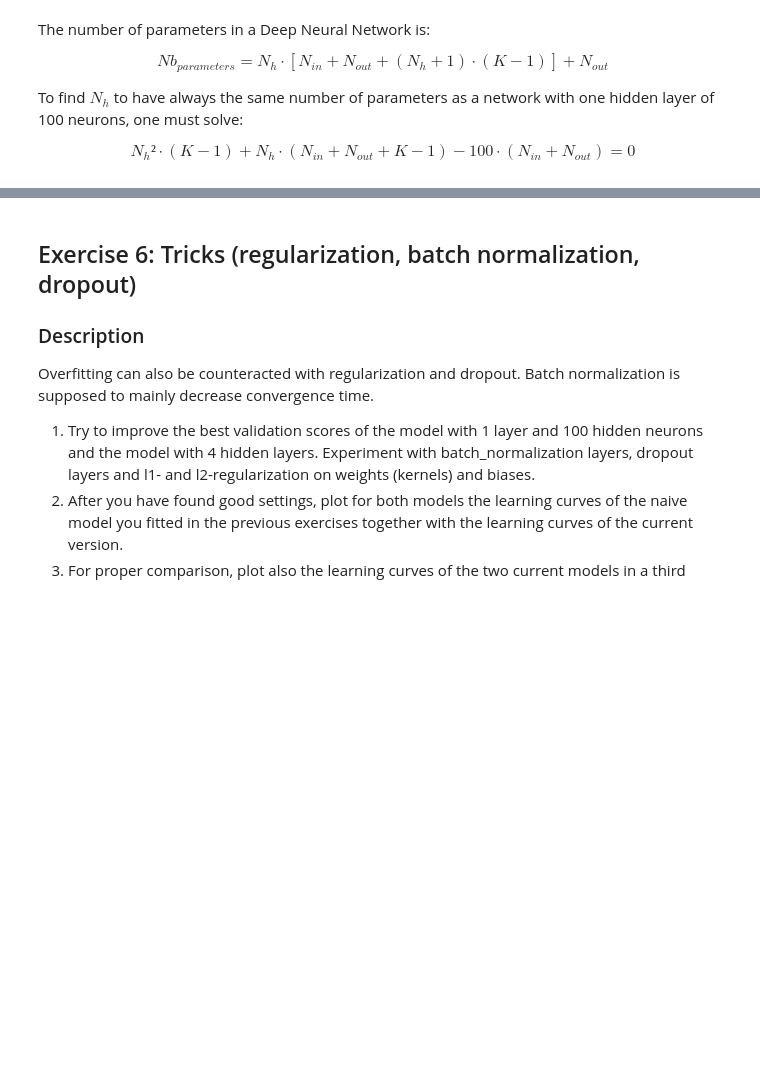
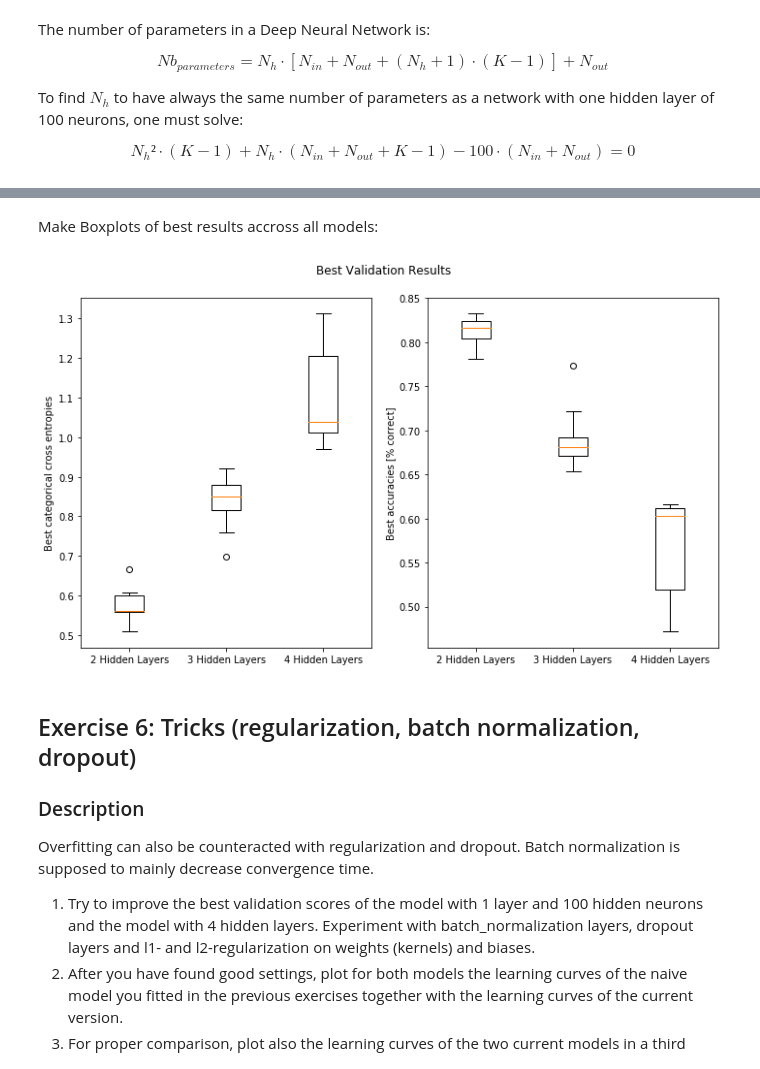
Before and after one commit to Kinchul/ann_projects, a Jupyter notebook: miniproject1/miniproject1.ipynb, the cells around one changed output, grey strips where cells are left out. Saved outputs shown, nothing was run; the diff lists cells and outputs as text; code cells hidden in the pictures; blank space fills up the shorter version.

```diff
--- a/miniproject1/miniproject1.ipynb
+++ b/miniproject1/miniproject1.ipynb
@@ -610,3 +637,31 @@ _________________________________________________________________
+# %% [markdown]
+Make Boxplots of best results accross all models:
+# %%
+best_loss = []
+best_acc = []
+
+#keep all best accuracies and loss in lists
+for k in K:
+    loss_tmp = []
+    acc_tmp = []
+    for i in range(0,howmany):
+        loss_tmp.append(history_ex5[str(k)][i]['val_loss'][-1])
+        acc_tmp.append(history_ex5[str(k)][i]['val_acc'][-1])
+    best_loss.append(loss_tmp)
+    best_acc.append(acc_tmp)
+
+#boxplot
+fig, (ax1, ax2) = plt.subplots(1, 2)
+labels = ['2 Hidden Layers', '3 Hidden Layers', '4 Hidden Layers']
+ax1.boxplot(best_loss,labels=labels);
+ax1.set_ylabel('Best categorical cross entropies')
+ax2.boxplot(best_acc,labels=labels);
+ax2.set_ylabel('Best accuracies [% correct]')
+fig.suptitle('Best Validation Results');
+fig.tight_layout()
+plt.subplots_adjust(top=0.9)
+# %% [output]
+[figure, added]
 # %% [markdown]
 ## Exercise 6: Tricks (regularization, batch normalization, dropout)
 
```
Also changed, not shown: parts of 7 cells of this notebook, 4 other files.
